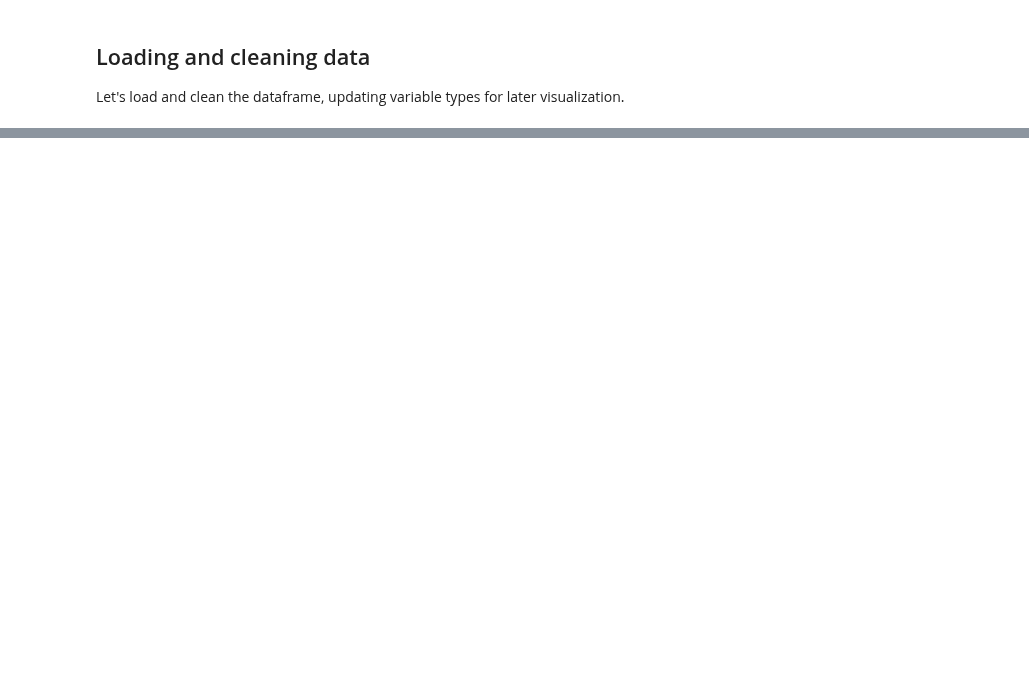
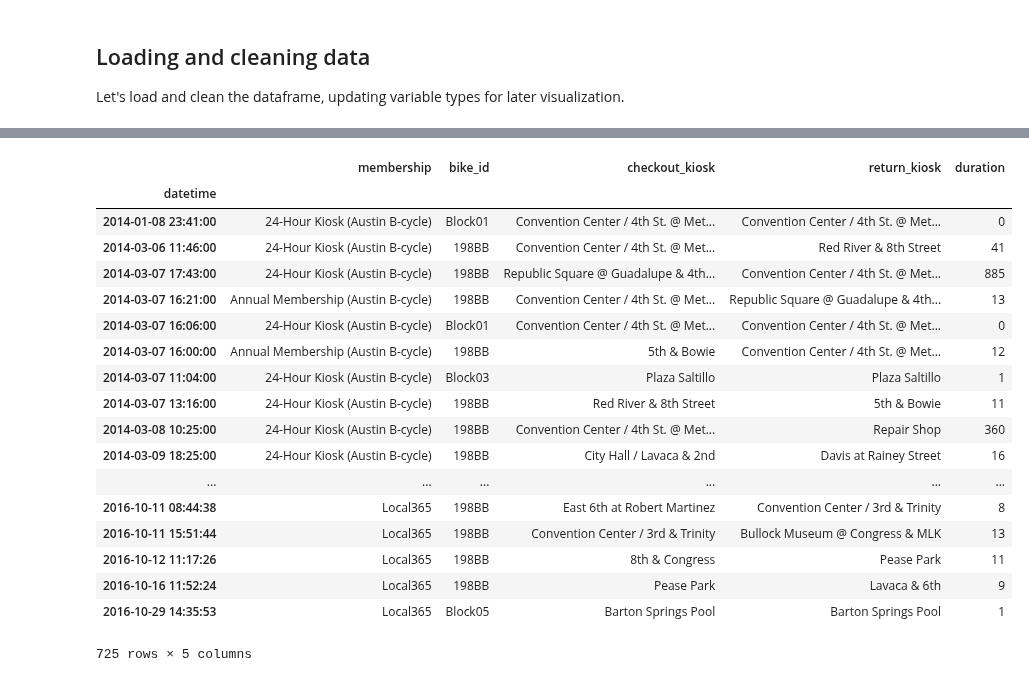
Before and after one commit to timgasser/bcycle-austin, a Jupyter notebook: notebooks/bcycle_all_data_eda.ipynb, the cells around one changed output, grey strips where cells are left out. Drawn from its saved outputs; the diff is of its cells as text; code cells hidden in the pictures; blank space fills up the shorter version.

Commit message:
Started cleaning data, some weird non-numeric bike IDs in there

```diff
--- a/notebooks/bcycle_all_data_eda.ipynb
+++ b/notebooks/bcycle_all_data_eda.ipynb
@@ -47,0 +35,19 @@ trips_df.head()
+# %%
+trip_df = pd.read_csv('../input/all_trips.csv')
+
+
+# Clean up column names
+trip_df.columns = ['membership', 'bike_id', 'checkout_date', 'checkout_time', 'checkout_kiosk', 'return_kiosk', 'duration']
+
+# Combine the date and time columns, use this as the index
+trip_df['datetime'] = pd.to_datetime(trip_df['checkout_date'] + ' ' + trip_df['checkout_time'])
+# trip_df = trip_df.sort_values('datetime')
+trip_df = trip_df.set_index('datetime', drop=True)
+trip_df = trip_df.drop(['checkout_date', 'checkout_time'], axis=1)
+trip_df['membership'] = trip_df['membership'].astype('category')
+trip_df['checkout_kiosk'] = trip_df['checkout_kiosk'].astype('category')
+trip_df['return_kiosk'] = trip_df['return_kiosk'].astype('category')
+assert
+trip_df['bike_id'] = trip_id['bike_id'].astype(np.int32)
+print(trip_df.info())
+trip_df.head()
@@ -47,0 +73,9 @@ trips_df.head()
+# %%
+# trip_df['bike_id'].astype(np.int32)
+
+# Find all rows where the `bike_id` is not numeric
+# trip_df[trip_df['bike_id'] == 'Block01']
+
+# Which rows contain non-numeric IDs ?
+text_bikes_df = trip_df[trip_df['bike_id'].str.contains('\D')]
+text_bikes_df.groupby('bike_id').size()
@@ -47,0 +91,22 @@ trips_df.head()
+# %%
+text_bikes_df
+# %% [output]
+|  | membership | bike_id | checkout_kiosk | return_kiosk | duration |
+| datetime |  |  |  |  |  |
+| 2014-01-08 23:41:00 | 24-Hour Kiosk (Austin B-cycle) | Block01 | Convention Center / 4th St. @ Met... | Convention Center / 4th St. @ Met... | 0 |
+| 2014-03-06 11:46:00 | 24-Hour Kiosk (Austin B-cycle) | 198BB | Convention Center / 4th St. @ Met... | Red River & 8th Street | 41 |
+| 2014-03-07 17:43:00 | 24-Hour Kiosk (Austin B-cycle) | 198BB | Republic Square @ Guadalupe & 4th... | Convention Center / 4th St. @ Met... | 885 |
+| 2014-03-07 16:21:00 | Annual Membership (Austin B-cycle) | 198BB | Convention Center / 4th St. @ Met... | Republic Square @ Guadalupe & 4th... | 13 |
+| 2014-03-07 16:06:00 | 24-Hour Kiosk (Austin B-cycle) | Block01 | Convention Center / 4th St. @ Met... | Convention Center / 4th St. @ Met... | 0 |
+| 2014-03-07 16:00:00 | Annual Membership (Austin B-cycle) | 198BB | 5th & Bowie | Convention Center / 4th St. @ Met... | 12 |
+| 2014-03-07 11:04:00 | 24-Hour Kiosk (Austin B-cycle) | Block03 | Plaza Saltillo | Plaza Saltillo | 1 |
+| 2014-03-07 13:16:00 | 24-Hour Kiosk (Austin B-cycle) | 198BB | Red River & 8th Street | 5th & Bowie | 11 |
+| 2014-03-08 10:25:00 | 24-Hour Kiosk (Austin B-cycle) | 198BB | Convention Center / 4th St. @ Met... | Repair Shop | 360 |
+| 2014-03-09 18:25:00 | 24-Hour Kiosk (Austin B-cycle) | 198BB | City Hall / Lavaca & 2nd | Davis at Rainey Street | 16 |
+| ... | ... | ... | ... | ... | ... |
+| 2016-10-11 08:44:38 | Local365 | 198BB | East 6th at Robert Martinez | Convention Center / 3rd & Trinity | 8 |
+| 2016-10-11 15:51:44 | Local365 | 198BB | Convention Center / 3rd & Trinity | Bullock Museum @ Congress & MLK | 13 |
+| 2016-10-12 11:17:26 | Local365 | 198BB | 8th & Congress | Pease Park | 11 |
+| 2016-10-16 11:52:24 | Local365 | 198BB | Pease Park | Lavaca & 6th | 9 |
+| 2016-10-29 14:35:53 | Local365 | Block05 | Barton Springs Pool | Barton Springs Pool | 1 |
+725 rows × 5 columns
```
Also changed, not shown: parts of 4 cells of this notebook.
